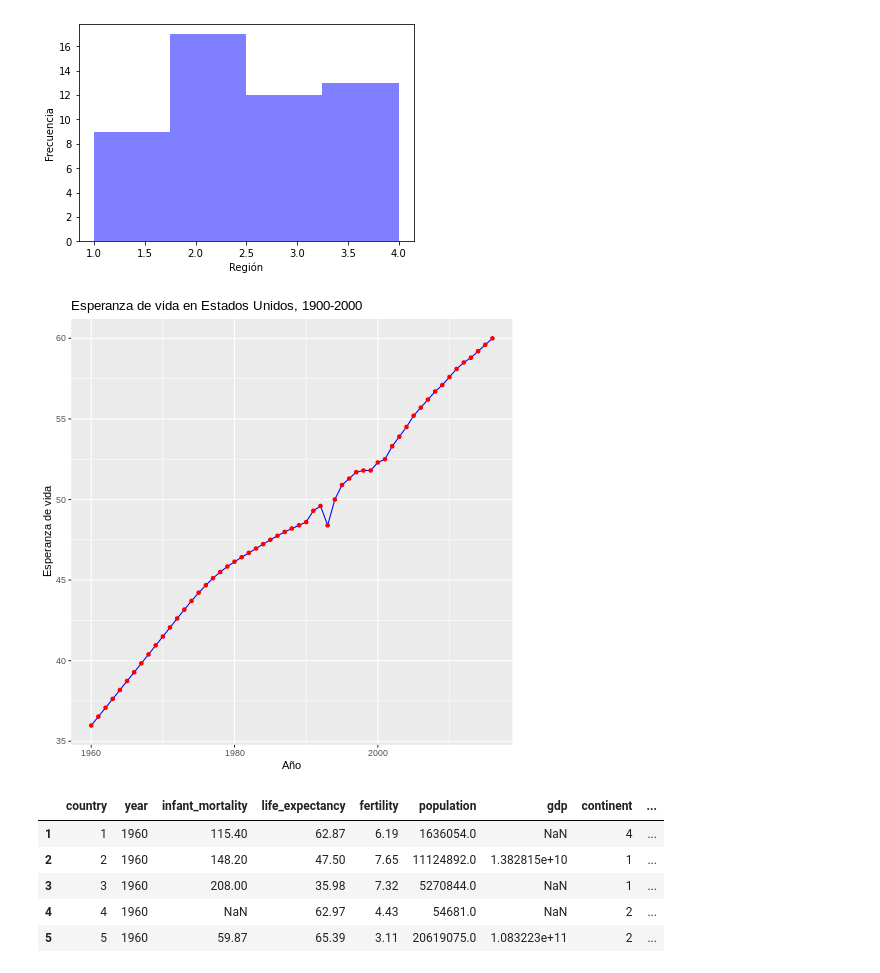
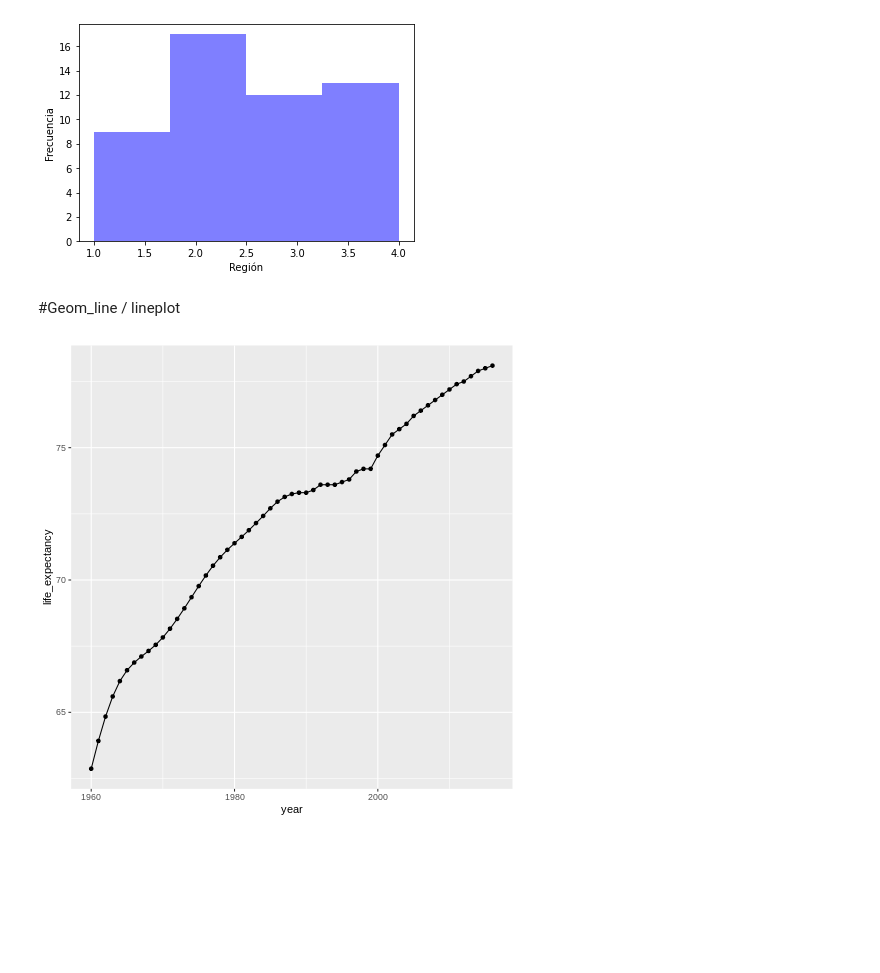
Before and after one commit to ALRIER/BigD_KonradLorenz, a Jupyter notebook: Graphics.ipynb, the cells around one changed output. Saved outputs shown, nothing was run; the diff lists cells and outputs as text; code cells hidden in the pictures; blank space fills up the shorter version.

```diff
--- a/Graphics.ipynb
+++ b/Graphics.ipynb
@@ -237,22 +259,14 @@ plt.ylabel('Frecuencia')
 plt.show()
 # %% [output]
 [figure]
+# %% [markdown]
+#Geom_line / lineplot
 # %%
 %%R
 
-ggplot(gapminder[gapminder$country == 3,], aes(x=year, y=life_expectancy)) +
-  geom_line(aes(group=1), color="blue") +
-  geom_point(color="red") +
-  labs(title="Esperanza de vida en Estados Unidos, 1900-2000", x="Año", y="Esperanza de vida")
+ggplot(gapminder[gapminder$country == "Albania",], aes(x=year, y=life_expectancy)) +
+  geom_line(aes(group=1)) +
+  geom_point()
 # %% [output]
-[figure, old version]
+[figure, new version]
-# %%
-gapminder.head()
-# %% [output]
-|  | country | year | infant_mortality | life_expectancy | fertility | population | gdp | continent | ... |
-| 1 | 1 | 1960 | 115.40 | 62.87 | 6.19 | 1636054.0 | NaN | 4 | ... |
-| 2 | 2 | 1960 | 148.20 | 47.50 | 7.65 | 11124892.0 | 1.382815e+10 | 1 | ... |
-| 3 | 3 | 1960 | 208.00 | 35.98 | 7.32 | 5270844.0 | NaN | 1 | ... |
-| 4 | 4 | 1960 | NaN | 62.97 | 4.43 | 54681.0 | NaN | 2 | ... |
-| 5 | 5 | 1960 | 59.87 | 65.39 | 3.11 | 20619075.0 | 1.083223e+11 | 2 | ... |
 # %%
```
Also changed, not shown: parts of 21 cells of this notebook.
